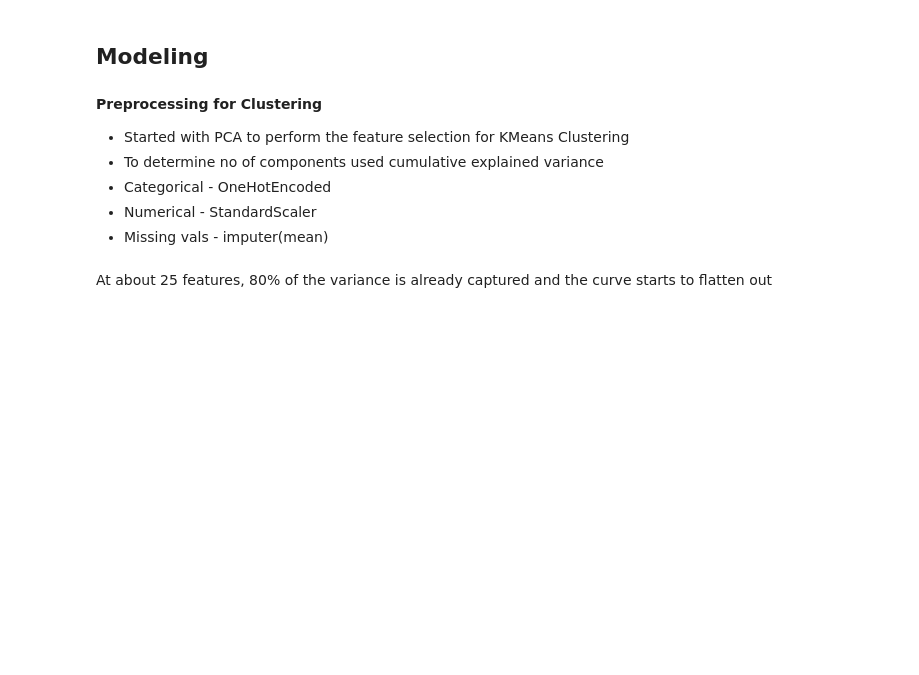
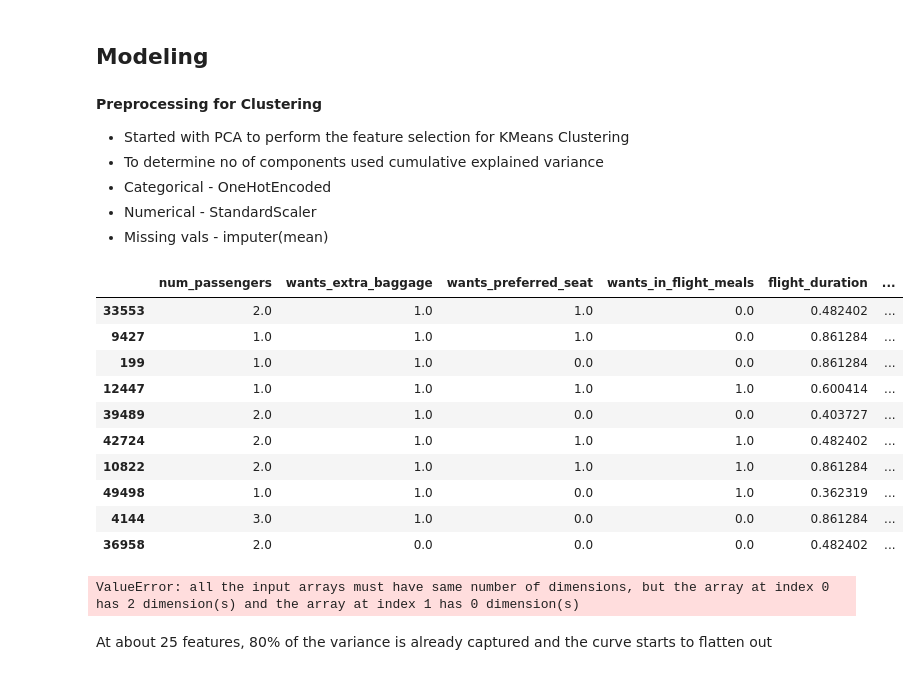
Before and after one commit to Perception-ui/fly_, a Jupyter notebook: notebook.ipynb, the cells around one changed output. Saved outputs shown, nothing was run; the diff lists cells and outputs as text; code cells hidden in the pictures; blank space fills up the shorter version.

```diff
--- a/notebook.ipynb
+++ b/notebook.ipynb
@@ -1095,10 +1059,21 @@ Drop columns that will not be useful in modeling
 - Categorical - OneHotEncoded
 - Numerical - StandardScaler
 - Missing vals - imputer(mean)
+# %%
+df.sample(10)
+# %% [output]
+|  | num_passengers | wants_extra_baggage | wants_preferred_seat | wants_in_flight_meals | flight_duration | ... |
+| 33553 | 2.0 | 1.0 | 1.0 | 0.0 | 0.482402 | ... |
+| 9427 | 1.0 | 1.0 | 1.0 | 0.0 | 0.861284 | ... |
+| 199 | 1.0 | 1.0 | 0.0 | 0.0 | 0.861284 | ... |
+| 12447 | 1.0 | 1.0 | 1.0 | 1.0 | 0.600414 | ... |
+| 39489 | 2.0 | 1.0 | 0.0 | 0.0 | 0.403727 | ... |
+| 42724 | 2.0 | 1.0 | 1.0 | 1.0 | 0.482402 | ... |
+| 10822 | 2.0 | 1.0 | 1.0 | 1.0 | 0.861284 | ... |
+| 49498 | 1.0 | 1.0 | 0.0 | 1.0 | 0.362319 | ... |
+| 4144 | 3.0 | 1.0 | 0.0 | 0.0 | 0.861284 | ... |
+| 36958 | 2.0 | 0.0 | 0.0 | 0.0 | 0.482402 | ... |
 # %%
-from sklearn.preprocessing import OneHotEncoder
-from sklearn.preprocessing import StandardScaler
-
 # Select numerical features for PCA
 numerical_features = df.select_dtypes(include=['float64', 'int64', 'int32']).columns
 
@@ -1114,10 +1089,12 @@ scaled_features = scaler.fit_transform(df[numerical_features])
 categorical_features = df.select_dtypes(include=['object']).columns
 
 # One-hot encode categorical features
-encoder = OneHotEncoder(drop='first', sparse=False)
+encoder = OneHotEncoder(drop='first')
 encoded_features = encoder.fit_transform(df[categorical_features])
 
 X = np.concatenate((scaled_features, encoded_features), axis=1)
+# %% [output]
+ValueError: all the input arrays must have same number of dimensions, but the array at index 0 has 2 dimension(s) and the array at index 1 has 0 dimension(s)
 # %%
 from sklearn.decomposition import PCA
 
```
Also changed, not shown: parts of 5 cells of this notebook.
